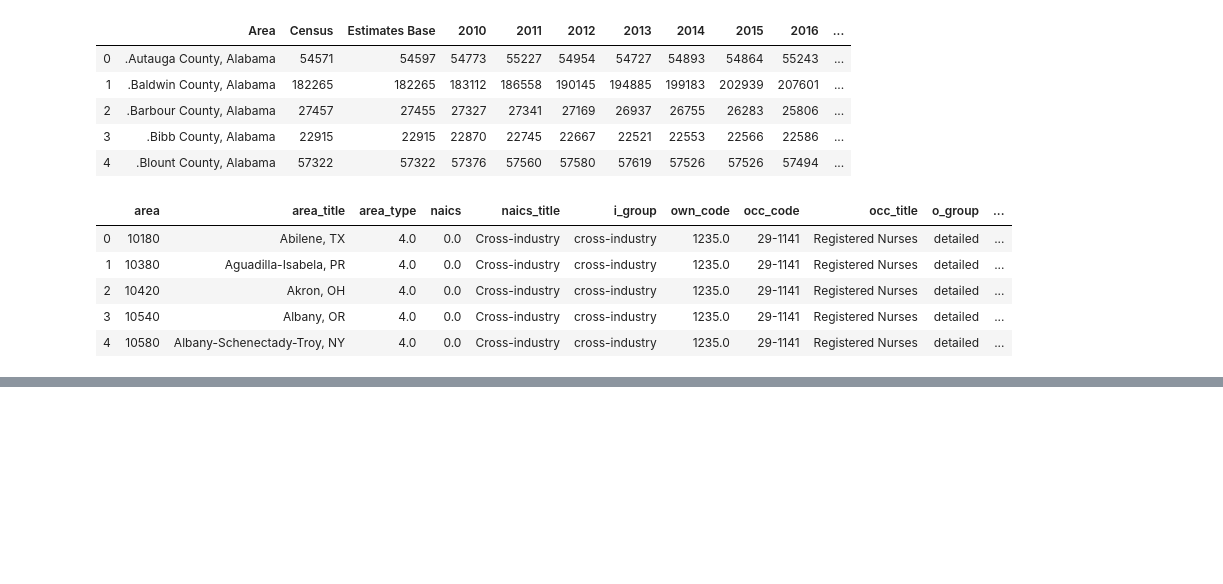
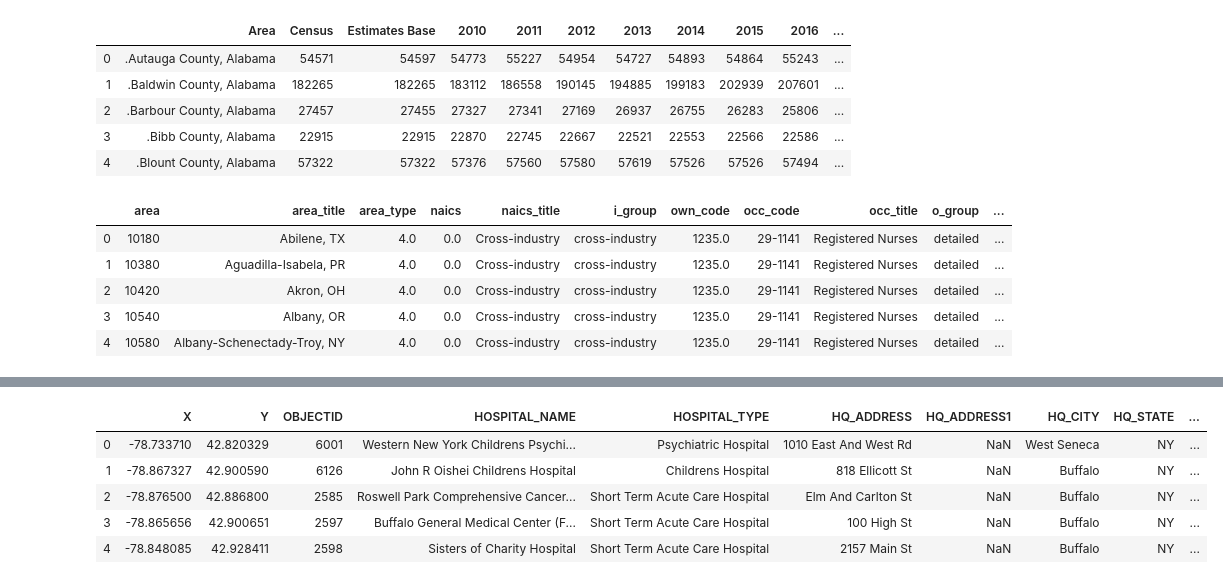
Before and after one commit to flixpar/covid-resource-allocation, a Jupyter notebook: notebooks/vis/nurses.ipynb, the cells around one changed output, grey strips where cells are left out. Drawn from its saved outputs; the diff is of its cells as text; code cells hidden in the pictures; blank space fills up the shorter version.

```diff
--- a/notebooks/vis/nurses.ipynb
+++ b/notebooks/vis/nurses.ipynb
@@ -168,0 +293,8 @@ df.head()
+# %%
+def _clean_fips(entry):
+    entry = entry.split('.0')[0]
+    return '0' + entry if len(entry) < 5 else entry
+# %%
+df = pd.read_csv(os.path.join(DATADIR, 'hospitals/Definitive_Healthcare__USA_Hospital_Beds.csv')).astype({'FIPS': str})
+df.FIPS = df.apply(lambda x: _clean_fips(x.FIPS), axis=1)
+df.columns
@@ -168,0 +309,13 @@ df.head()
+# %%
+counties = pd.read_csv(os.path.join(DATADIR, 'geography/county_codes.csv')).astype({'code': str})
+counties.code = counties.apply(lambda x: '0' + x.code if len(x.code) < 5 else x.code, axis=1)
+counties.columns = ['FIPS', 'county', 'abbrev']
+df = pd.merge(df, counties, on='FIPS', how='inner')
+df.head()
+# %% [output]
+|  | X | Y | OBJECTID | HOSPITAL_NAME | HOSPITAL_TYPE | HQ_ADDRESS | HQ_ADDRESS1 | HQ_CITY | HQ_STATE | ... |
+| 0 | -78.733710 | 42.820329 | 6001 | Western New York Childrens Psychi... | Psychiatric Hospital | 1010 East And West Rd | NaN | West Seneca | NY | ... |
+| 1 | -78.867327 | 42.900590 | 6126 | John R Oishei Childrens Hospital | Childrens Hospital | 818 Ellicott St | NaN | Buffalo | NY | ... |
+| 2 | -78.876500 | 42.886800 | 2585 | Roswell Park Comprehensive Cancer... | Short Term Acute Care Hospital | Elm And Carlton St | NaN | Buffalo | NY | ... |
+| 3 | -78.865656 | 42.900651 | 2597 | Buffalo General Medical Center (F... | Short Term Acute Care Hospital | 100 High St | NaN | Buffalo | NY | ... |
+| 4 | -78.848085 | 42.928411 | 2598 | Sisters of Charity Hospital | Short Term Acute Care Hospital | 2157 Main St | NaN | Buffalo | NY | ... |
```
Also changed, not shown: parts of 5 cells of this notebook, 4 other files.
